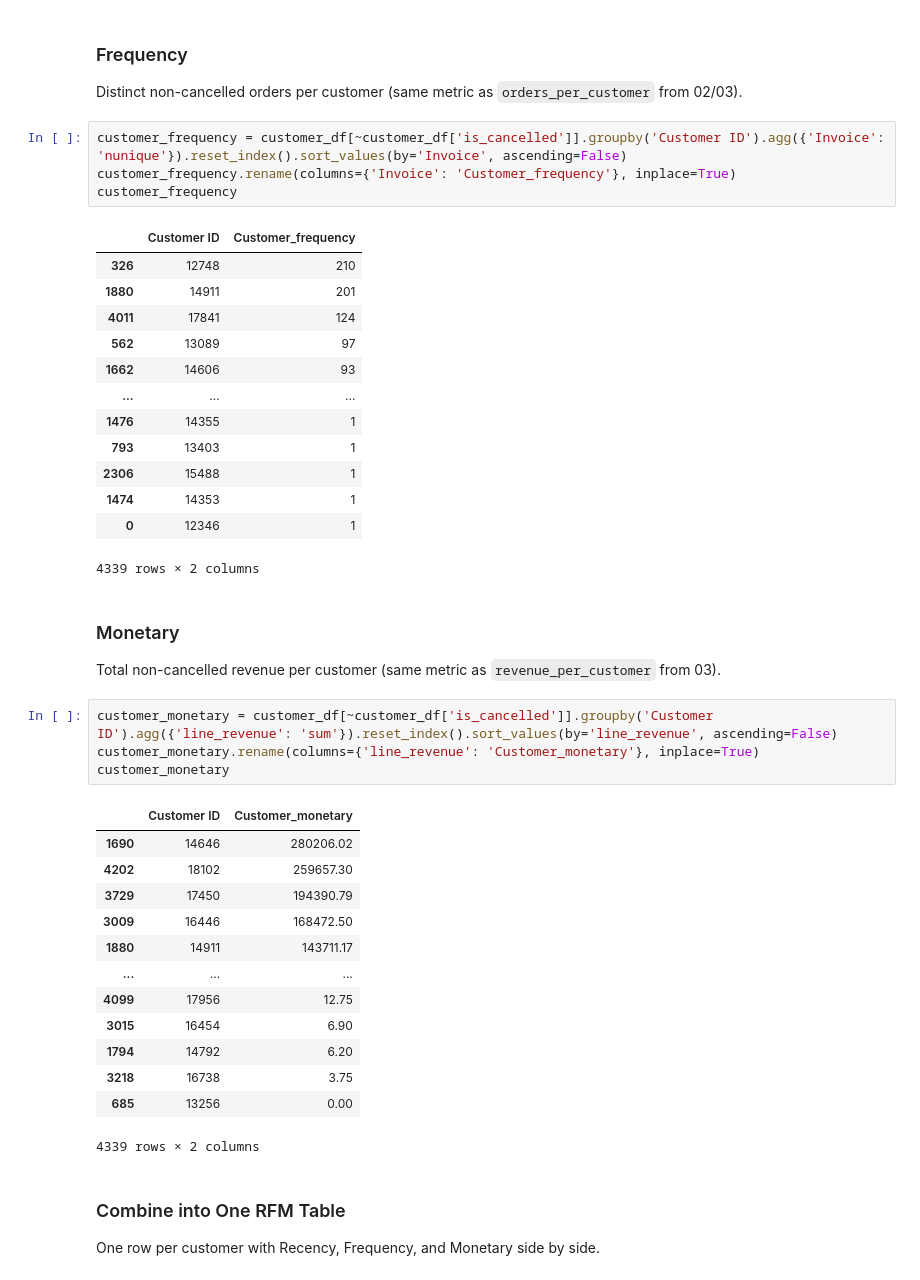
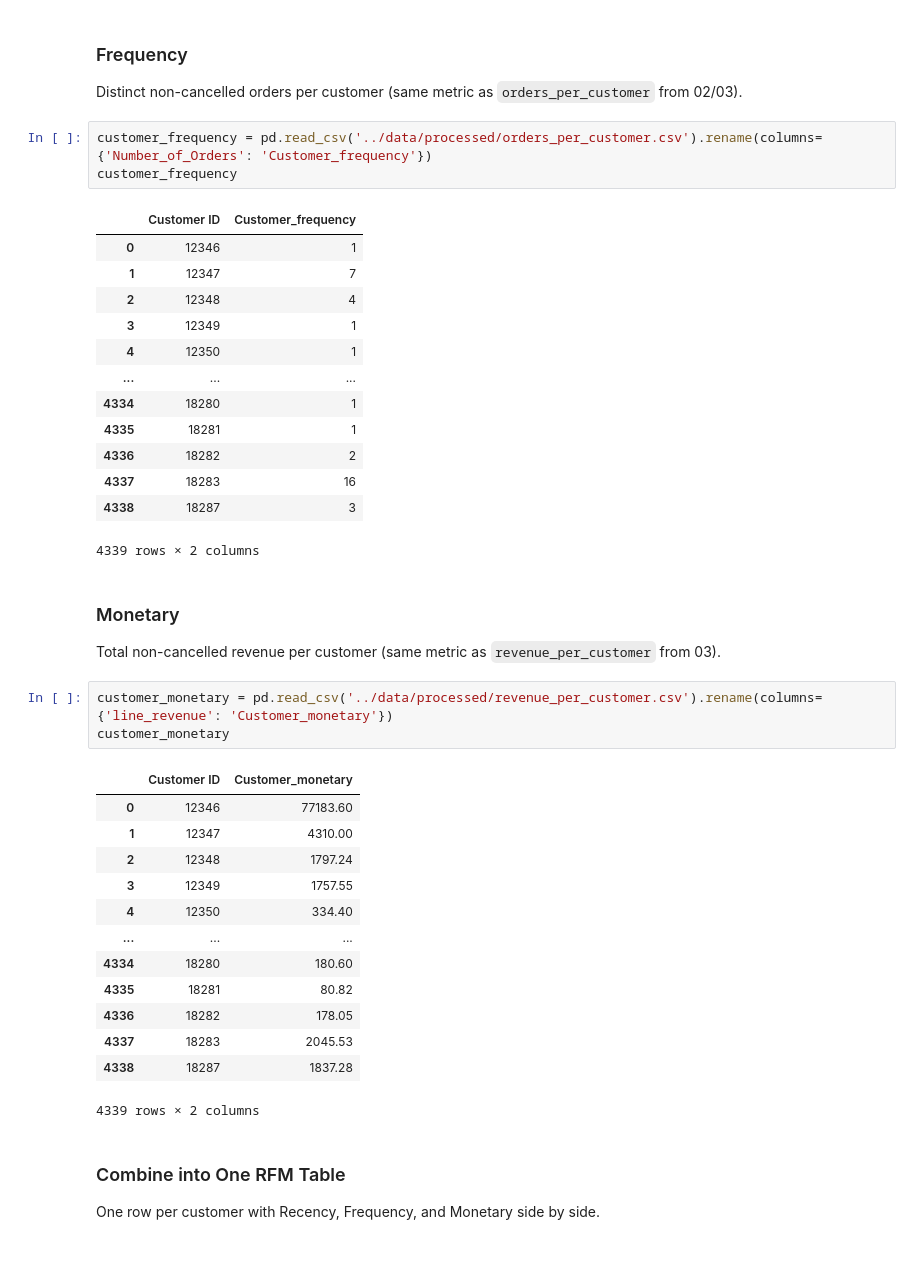
Before and after one commit to fionnadavoodian/online-retail-ii, a Jupyter notebook: notebooks/05_segmentation.ipynb, the cells around one changed output. Saved outputs shown, nothing was run; the diff lists cells and outputs as text.

```diff
--- a/notebooks/05_segmentation.ipynb
+++ b/notebooks/05_segmentation.ipynb
@@ -50,43 +50,41 @@ customer_recency
 ### Frequency
 Distinct non-cancelled orders per customer (same metric as `orders_per_customer` from 02/03).
 # %%
-customer_frequency = customer_df[~customer_df['is_cancelled']].groupby('Customer ID').agg({'Invoice': 'nunique'}).reset_index().sort_values(by='Invoice', ascending=False)
-customer_frequency.rename(columns={'Invoice': 'Customer_frequency'}, inplace=True)
+customer_frequency = pd.read_csv('../data/processed/orders_per_customer.csv').rename(columns={'Number_of_Orders': 'Customer_frequency'})
 customer_frequency
 # %% [output]
 |  | Customer ID | Customer_frequency |
-| 326 | 12748 | 210 |
-| 1880 | 14911 | 201 |
-| 4011 | 17841 | 124 |
-| 562 | 13089 | 97 |
-| 1662 | 14606 | 93 |
+| 0 | 12346 | 1 |
+| 1 | 12347 | 7 |
+| 2 | 12348 | 4 |
+| 3 | 12349 | 1 |
+| 4 | 12350 | 1 |
 | ... | ... | ... |
-| 1476 | 14355 | 1 |
-| 793 | 13403 | 1 |
-| 2306 | 15488 | 1 |
-| 1474 | 14353 | 1 |
-| 0 | 12346 | 1 |
+| 4334 | 18280 | 1 |
+| 4335 | 18281 | 1 |
+| 4336 | 18282 | 2 |
+| 4337 | 18283 | 16 |
+| 4338 | 18287 | 3 |
 4339 rows × 2 columns
 # %% [markdown]
 ### Monetary
 Total non-cancelled revenue per customer (same metric as `revenue_per_customer` from 03).
 # %%
-customer_monetary = customer_df[~customer_df['is_cancelled']].groupby('Customer ID').agg({'line_revenue': 'sum'}).reset_index().sort_values(by='line_revenue', ascending=False)
-customer_monetary.rename(columns={'line_revenue': 'Customer_monetary'}, inplace=True)
+customer_monetary = pd.read_csv('../data/processed/revenue_per_customer.csv').rename(columns={'line_revenue': 'Customer_monetary'})
 customer_monetary
 # %% [output]
 |  | Customer ID | Customer_monetary |
-| 1690 | 14646 | 280206.02 |
-| 4202 | 18102 | 259657.30 |
-| 3729 | 17450 | 194390.79 |
-| 3009 | 16446 | 168472.50 |
-| 1880 | 14911 | 143711.17 |
+| 0 | 12346 | 77183.60 |
+| 1 | 12347 | 4310.00 |
+| 2 | 12348 | 1797.24 |
+| 3 | 12349 | 1757.55 |
+| 4 | 12350 | 334.40 |
 | ... | ... | ... |
-| 4099 | 17956 | 12.75 |
-| 3015 | 16454 | 6.90 |
-| 1794 | 14792 | 6.20 |
-| 3218 | 16738 | 3.75 |
-| 685 | 13256 | 0.00 |
+| 4334 | 18280 | 180.60 |
+| 4335 | 18281 | 80.82 |
+| 4336 | 18282 | 178.05 |
+| 4337 | 18283 | 2045.53 |
+| 4338 | 18287 | 1837.28 |
 4339 rows × 2 columns
 # %% [markdown]
 ### Combine into One RFM Table
```
Also changed, not shown: 5 other files.
